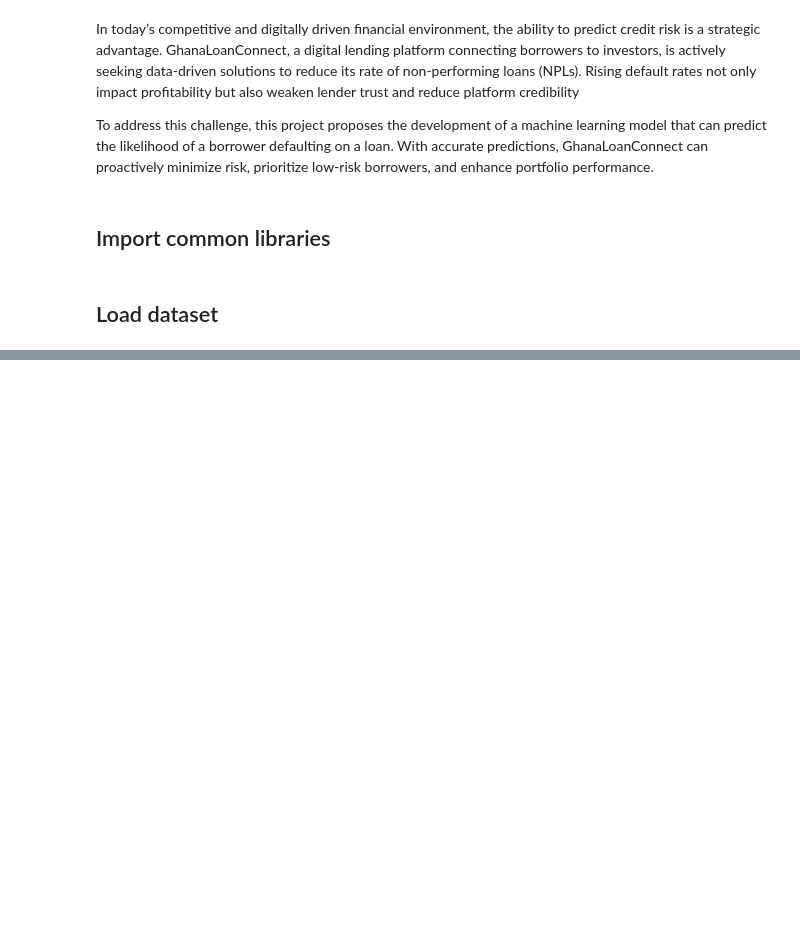
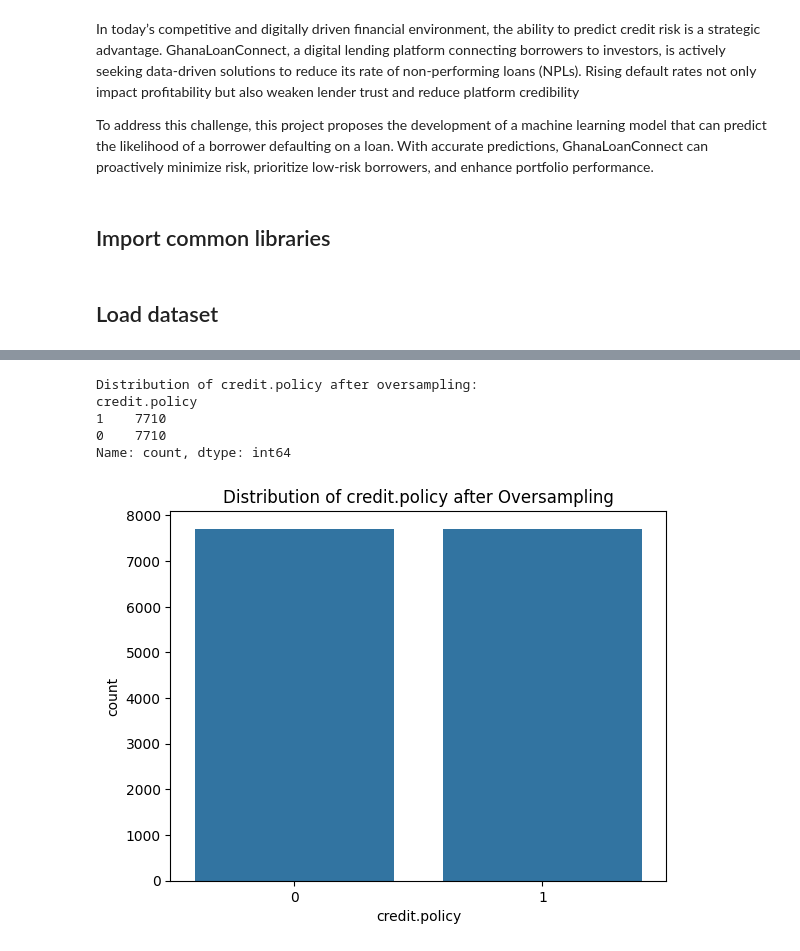
Before and after one commit to Afealete/FOXTROT-2-ASSIGNMENT-2, a Jupyter notebook: FOXTROT_2_ASSIGNMENT_2.ipynb, the cells around one changed output, grey strips where cells are left out. Drawn from its saved outputs; the diff is of its cells as text; code cells hidden in the pictures; blank space fills up the shorter version.

Commit message:
Feature Engineering and Model training done

```diff
--- a/FOXTROT_2_ASSIGNMENT_2.ipynb
+++ b/FOXTROT_2_ASSIGNMENT_2.ipynb
@@ -72,0 +128,6 @@ data.info()
+# %%
+# One hot encoding for 'purpose' since is the only one with strings
+data = pd.get_dummies(data, columns=['purpose'], drop_first=True)
+
+# Verify the changes
+print(data.head())
@@ -72,0 +152,29 @@ data.info()
+# %%
+# Scaling to get equal distributions
+from imblearn.over_sampling import RandomOverSampler
+
+# Separate features and target
+X = data.drop('credit.policy', axis=1)
+y = data['credit.policy']
+
+# Instantiate RandomOverSampler
+ros = RandomOverSampler(random_state=42)
+
+# Resample the training data
+X_resampled, y_resampled = ros.fit_resample(X, y)
+
+# Display the new distribution
+print("Distribution of credit.policy after oversampling:")
+print(y_resampled.value_counts())
+
+# Visualizing the new distribution
+sns.countplot(x=y_resampled)
+plt.title('Distribution of credit.policy after Oversampling')
+plt.show()
+# %% [output]
+Distribution of credit.policy after oversampling:
+credit.policy
+1    7710
+0    7710
+Name: count, dtype: int64
+[figure, added]
```
Also changed, not shown: parts of 15 cells of this notebook.
